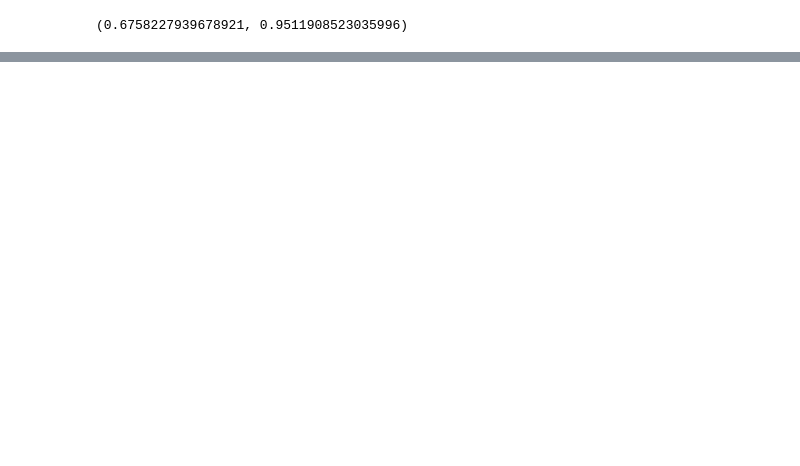
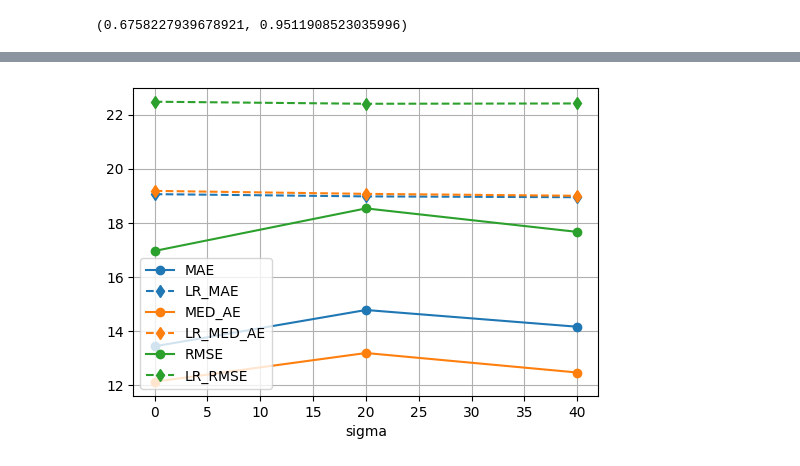
Before and after one commit to vengroff/impactstudy, a Jupyter notebook: Kitchen Sink.ipynb, the cells around one changed output, grey strips where cells are left out. Saved outputs shown, nothing was run; the diff lists cells and outputs as text; code cells hidden in the pictures; blank space fills up the shorter version.

```diff
--- a/Kitchen Sink.ipynb
+++ b/Kitchen Sink.ipynb
@@ -14,7 +14,7 @@ M = 12
 # %%
 S = 4
 # %%
-SIGMA = 20.0
+SIGMA = [0.0, 20.0, 40.0]
 # %%
 SEED = 1779
 # %%
@@ -71,0 +72,2 @@ scenario.linreg_r2(N), scenario.model_r2(N)
+# %%
+experiment = ise.KitchenSinkExperiment(m=M, s=S, sigma=SIGMA, seed=SEED, n=N)
@@ -71,0 +98,4 @@ scenario.linreg_r2(N), scenario.model_r2(N)
+# %%
+ax = experiment.plot_model_errors(x_col="sigma", y_col="mu_x_i", figsize=(6, 4))
+# %% [output]
+[figure, added]
```
Also changed, not shown: parts of 8 cells of this notebook, 13 other files.
